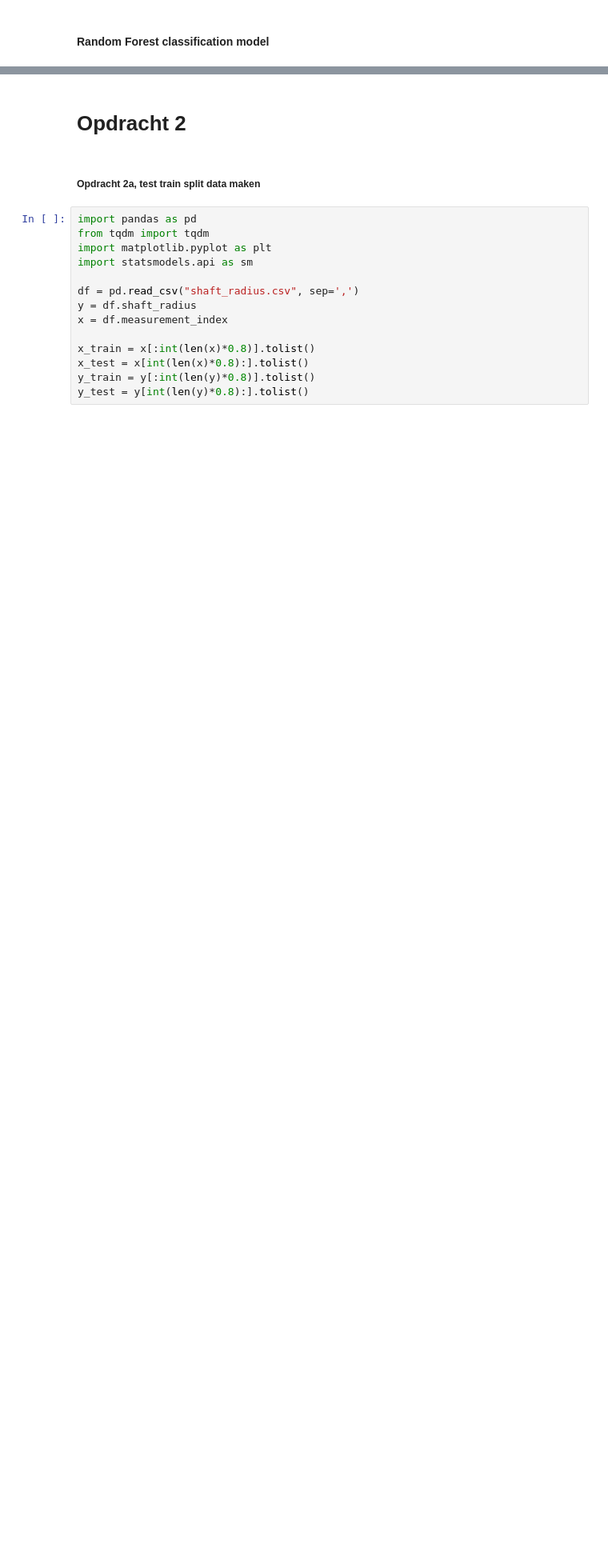
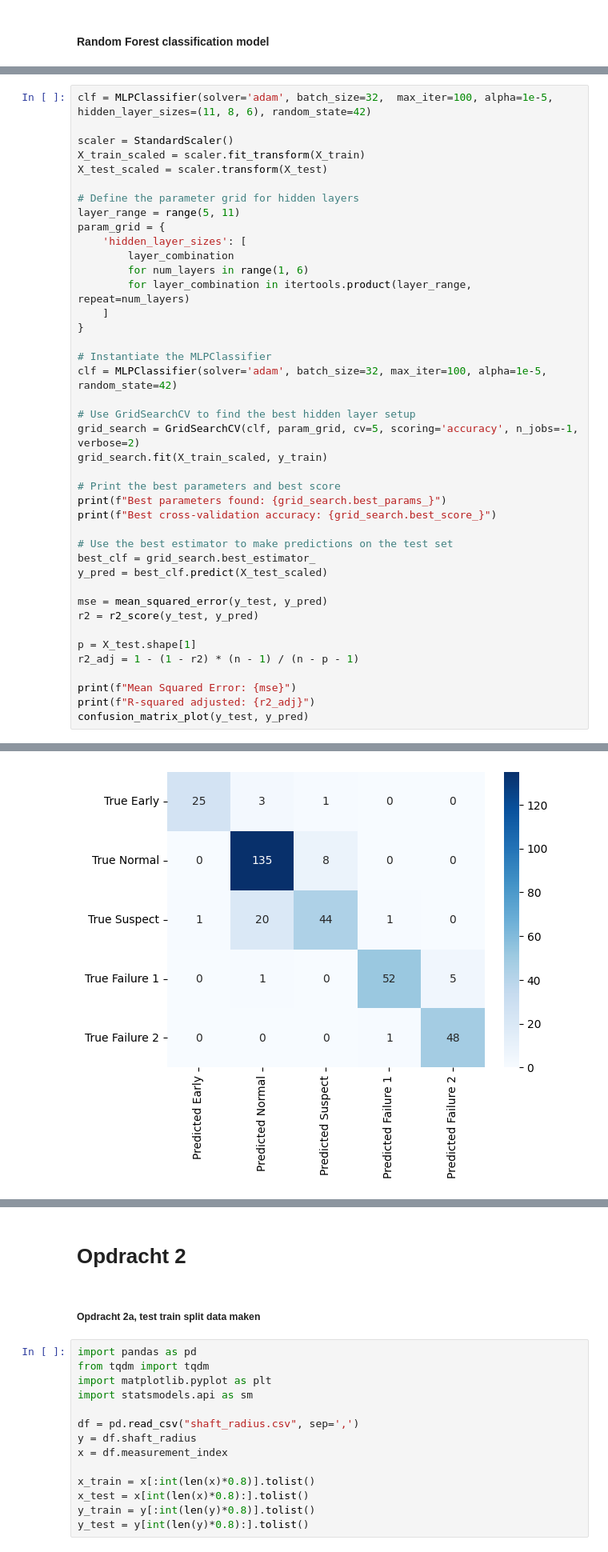
Before and after one commit to luukhfontys/Datascience-eindopdracht, a Jupyter notebook: DS Eindopdracht.ipynb, the cells around one changed output, grey strips where cells are left out. Shown at 80% size. Saved outputs shown, nothing was run; the diff lists cells and outputs as text; blank space fills up the shorter version.

```diff
--- a/DS Eindopdracht.ipynb
+++ b/DS Eindopdracht.ipynb
@@ -471,0 +456,42 @@ Text(0, 0.5, 'Amplitude')
+# %%
+clf = MLPClassifier(solver='adam', batch_size=32,  max_iter=100, alpha=1e-5, hidden_layer_sizes=(11, 8, 6), random_state=42)
+
+scaler = StandardScaler()
+X_train_scaled = scaler.fit_transform(X_train)
+X_test_scaled = scaler.transform(X_test)
+
+# Define the parameter grid for hidden layers
+layer_range = range(5, 11)
+param_grid = {
+    'hidden_layer_sizes': [
+        layer_combination
+        for num_layers in range(1, 6)
+        for layer_combination in itertools.product(layer_range, repeat=num_layers)
+    ]
+}
+
+# Instantiate the MLPClassifier
+clf = MLPClassifier(solver='adam', batch_size=32, max_iter=100, alpha=1e-5, random_state=42)
+
+# Use GridSearchCV to find the best hidden layer setup
+grid_search = GridSearchCV(clf, param_grid, cv=5, scoring='accuracy', n_jobs=-1, verbose=2)
+grid_search.fit(X_train_scaled, y_train)
+
+# Print the best parameters and best score
+print(f"Best parameters found: {grid_search.best_params_}")
+print(f"Best cross-validation accuracy: {grid_search.best_score_}")
+
+# Use the best estimator to make predictions on the test set
+best_clf = grid_search.best_estimator_
+y_pred = best_clf.predict(X_test_scaled)
+
+mse = mean_squared_error(y_test, y_pred)
+r2 = r2_score(y_test, y_pred)
+
+p = X_test.shape[1]
+r2_adj = 1 - (1 - r2) * (n - 1) / (n - p - 1)
+
+print(f"Mean Squared Error: {mse}")
+print(f"R-squared adjusted: {r2_adj}")
+confusion_matrix_plot(y_test, y_pred)
+# %% [output]
@@ -471,0 +503 @@ Text(0, 0.5, 'Amplitude')
+[figure, added]
```
Also changed, not shown: parts of 15 cells of this notebook, 1 other file.
